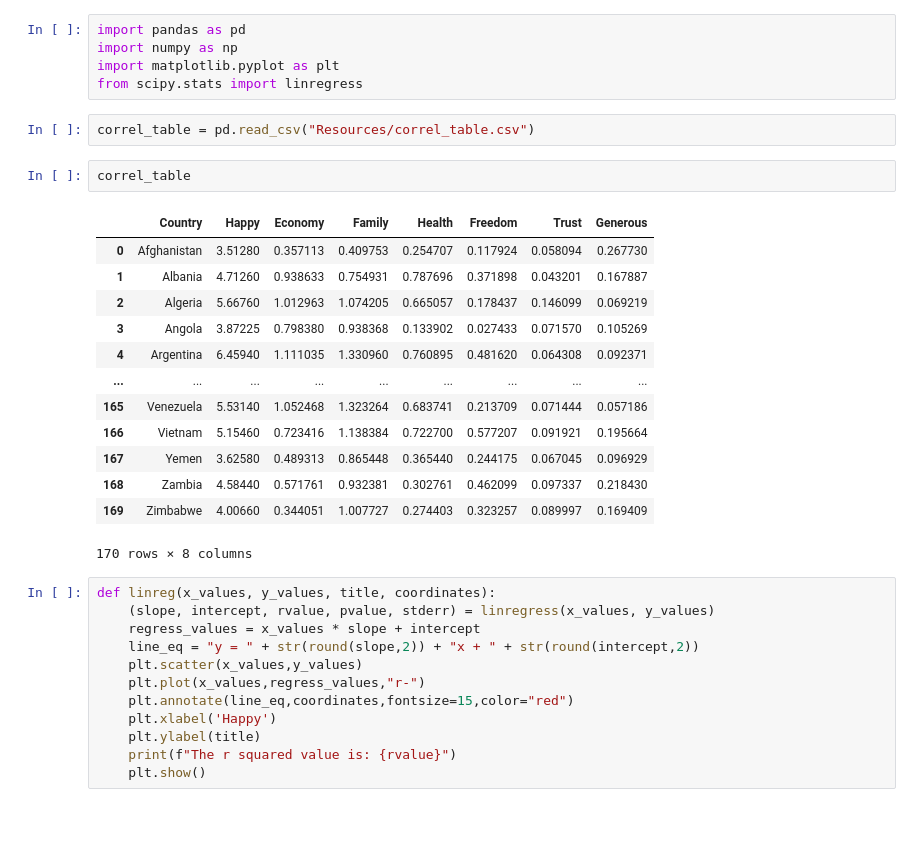
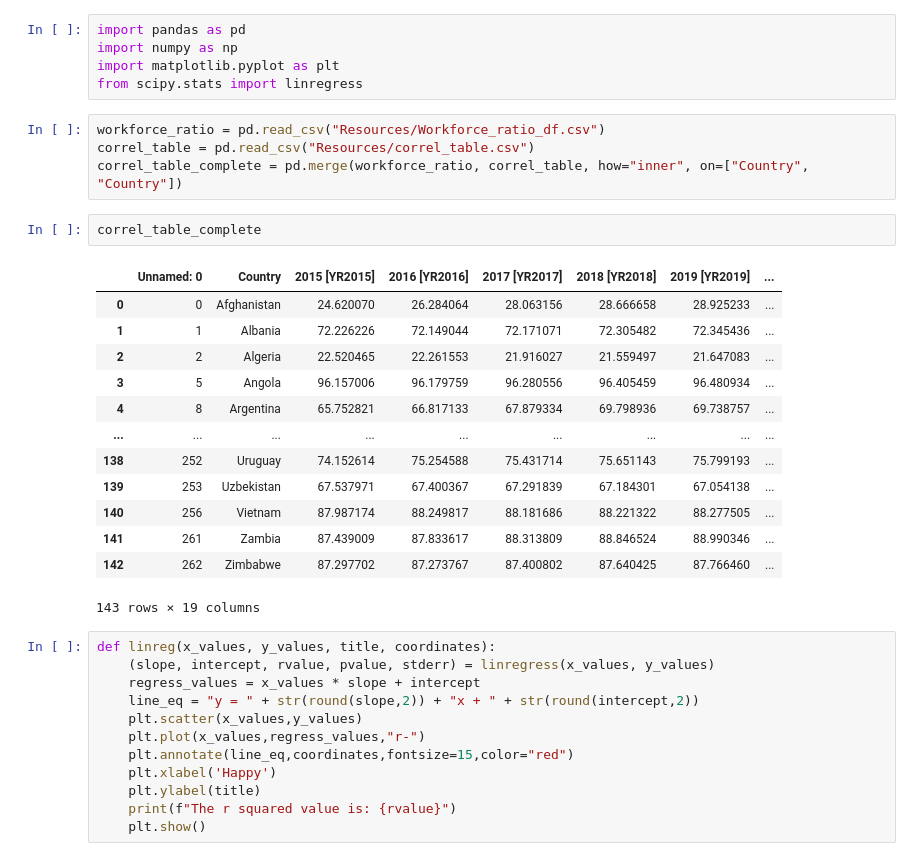
Before and after one commit to cbragg3136/world_happiness_project1, a Jupyter notebook: Analysis.ipynb, the cells around one changed output. Saved outputs shown, nothing was run; the diff lists cells and outputs as text; blank space fills up the shorter version.

```diff
--- a/Analysis.ipynb
+++ b/Analysis.ipynb
@@ -3,24 +3,26 @@ import pandas as pd
 import numpy as np
 import matplotlib.pyplot as plt
 from scipy.stats import linregress
-# %%
-correl_table = pd.read_csv("Resources/correl_table.csv")
-# %%
-correl_table
-# %% [output]
-|  | Country | Happy | Economy | Family | Health | Freedom | Trust | Generous |
-| 0 | Afghanistan | 3.51280 | 0.357113 | 0.409753 | 0.254707 | 0.117924 | 0.058094 | 0.267730 |
-| 1 | Albania | 4.71260 | 0.938633 | 0.754931 | 0.787696 | 0.371898 | 0.043201 | 0.167887 |
-| 2 | Algeria | 5.66760 | 1.012963 | 1.074205 | 0.665057 | 0.178437 | 0.146099 | 0.069219 |
-| 3 | Angola | 3.87225 | 0.798380 | 0.938368 | 0.133902 | 0.027433 | 0.071570 | 0.105269 |
-| 4 | Argentina | 6.45940 | 1.111035 | 1.330960 | 0.760895 | 0.481620 | 0.064308 | 0.092371 |
-| ... | ... | ... | ... | ... | ... | ... | ... | ... |
-| 165 | Venezuela | 5.53140 | 1.052468 | 1.323264 | 0.683741 | 0.213709 | 0.071444 | 0.057186 |
-| 166 | Vietnam | 5.15460 | 0.723416 | 1.138384 | 0.722700 | 0.577207 | 0.091921 | 0.195664 |
-| 167 | Yemen | 3.62580 | 0.489313 | 0.865448 | 0.365440 | 0.244175 | 0.067045 | 0.096929 |
-| 168 | Zambia | 4.58440 | 0.571761 | 0.932381 | 0.302761 | 0.462099 | 0.097337 | 0.218430 |
-| 169 | Zimbabwe | 4.00660 | 0.344051 | 1.007727 | 0.274403 | 0.323257 | 0.089997 | 0.169409 |
-170 rows × 8 columns
+# %%
+workforce_ratio = pd.read_csv("Resources/Workforce_ratio_df.csv")
+correl_table = pd.read_csv("Resources/correl_table.csv")
+correl_table_complete = pd.merge(workforce_ratio, correl_table, how="inner", on=["Country", "Country"])
+# %%
+correl_table_complete
+# %% [output]
+|  | Unnamed: 0 | Country | 2015 [YR2015] | 2016 [YR2016] | 2017 [YR2017] | 2018 [YR2018] | 2019 [YR2019] | ... |
+| 0 | 0 | Afghanistan | 24.620070 | 26.284064 | 28.063156 | 28.666658 | 28.925233 | ... |
+| 1 | 1 | Albania | 72.226226 | 72.149044 | 72.171071 | 72.305482 | 72.345436 | ... |
+| 2 | 2 | Algeria | 22.520465 | 22.261553 | 21.916027 | 21.559497 | 21.647083 | ... |
+| 3 | 5 | Angola | 96.157006 | 96.179759 | 96.280556 | 96.405459 | 96.480934 | ... |
+| 4 | 8 | Argentina | 65.752821 | 66.817133 | 67.879334 | 69.798936 | 69.738757 | ... |
+| ... | ... | ... | ... | ... | ... | ... | ... | ... |
+| 138 | 252 | Uruguay | 74.152614 | 75.254588 | 75.431714 | 75.651143 | 75.799193 | ... |
+| 139 | 253 | Uzbekistan | 67.537971 | 67.400367 | 67.291839 | 67.184301 | 67.054138 | ... |
+| 140 | 256 | Vietnam | 87.987174 | 88.249817 | 88.181686 | 88.221322 | 88.277505 | ... |
+| 141 | 261 | Zambia | 87.439009 | 87.833617 | 88.313809 | 88.846524 | 88.990346 | ... |
+| 142 | 262 | Zimbabwe | 87.297702 | 87.273767 | 87.400802 | 87.640425 | 87.766460 | ... |
+143 rows × 19 columns
 # %%
 def linreg(x_values, y_values, title, coordinates):
     (slope, intercept, rvalue, pvalue, stderr) = linregress(x_values, y_values)
```
Also changed, not shown: parts of 2 cells of this notebook, 1 other file.
